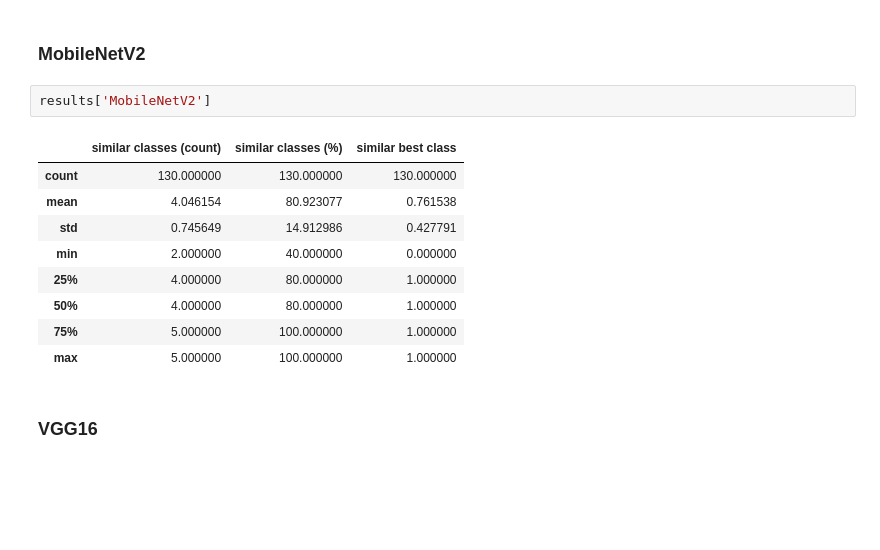
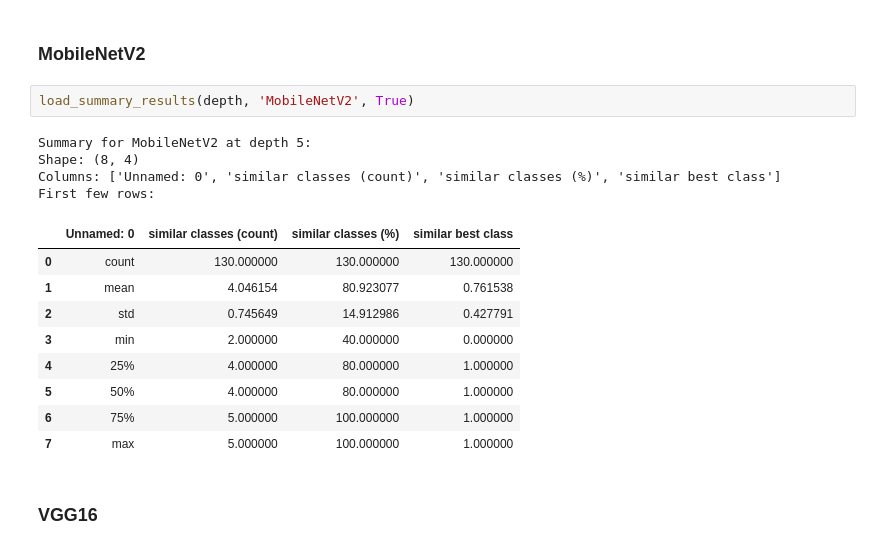
Before and after one commit to Todmount/wicca, a Jupyter notebook: demo.ipynb, the cells around one changed output. Cells and saved outputs as stored; diff of their text form; blank space fills up the shorter version.

Commit message:
comparison by depth now properly handled

```diff
--- a/demo.ipynb
+++ b/demo.ipynb
@@ -132,18 +132,22 @@ with concurrent.futures.ThreadPoolExecutor() as executor: # processing multiple
 ## For current depth
 # %% [markdown]
 ### MobileNetV2
-# %%
-results['MobileNetV2']
-# %% [output]
-|  | similar classes (count) | similar classes (%) | similar best class |
-| count | 130.000000 | 130.000000 | 130.000000 |
-| mean | 4.046154 | 80.923077 | 0.761538 |
-| std | 0.745649 | 14.912986 | 0.427791 |
-| min | 2.000000 | 40.000000 | 0.000000 |
-| 25% | 4.000000 | 80.000000 | 1.000000 |
-| 50% | 4.000000 | 80.000000 | 1.000000 |
-| 75% | 5.000000 | 100.000000 | 1.000000 |
-| max | 5.000000 | 100.000000 | 1.000000 |
+# %%
+load_summary_results(depth, 'MobileNetV2', True)
+# %% [output]
+Summary for MobileNetV2 at depth 5:
+Shape: (8, 4)
+Columns: ['Unnamed: 0', 'similar classes (count)', 'similar classes (%)', 'similar best class']
+First few rows:
+|  | Unnamed: 0 | similar classes (count) | similar classes (%) | similar best class |
+| 0 | count | 130.000000 | 130.000000 | 130.000000 |
+| 1 | mean | 4.046154 | 80.923077 | 0.761538 |
+| 2 | std | 0.745649 | 14.912986 | 0.427791 |
+| 3 | min | 2.000000 | 40.000000 | 0.000000 |
+| 4 | 25% | 4.000000 | 80.000000 | 1.000000 |
+| 5 | 50% | 4.000000 | 80.000000 | 1.000000 |
+| 6 | 75% | 5.000000 | 100.000000 | 1.000000 |
+| 7 | max | 5.000000 | 100.000000 | 1.000000 |
 # %% [markdown]
 ### VGG16
 # %%
```
Also changed, not shown: 1 other file.
